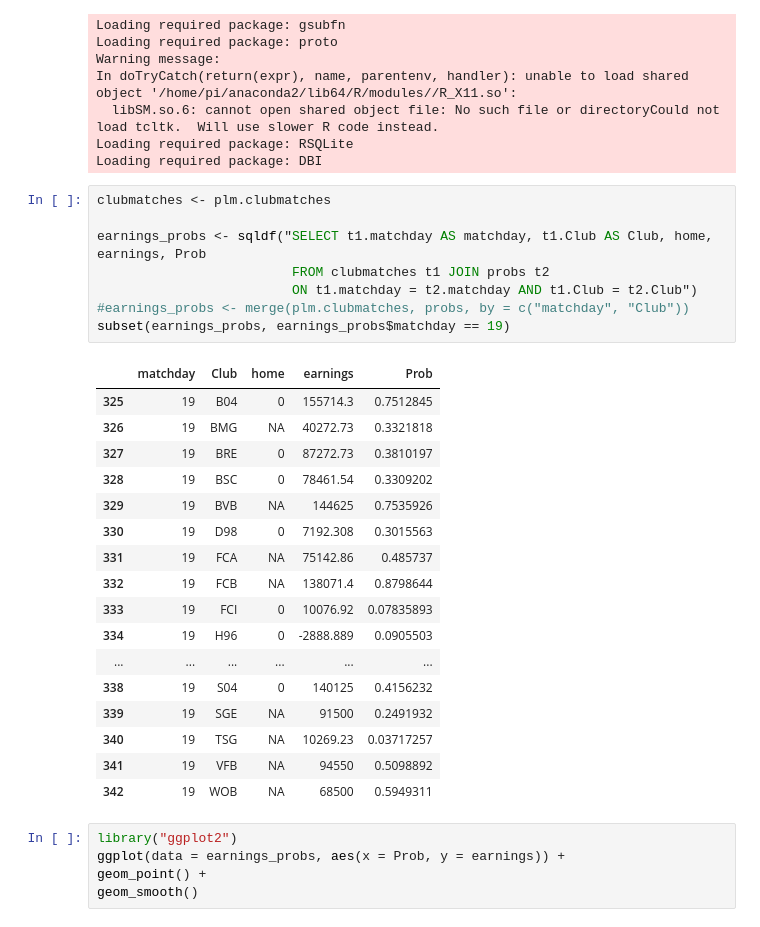
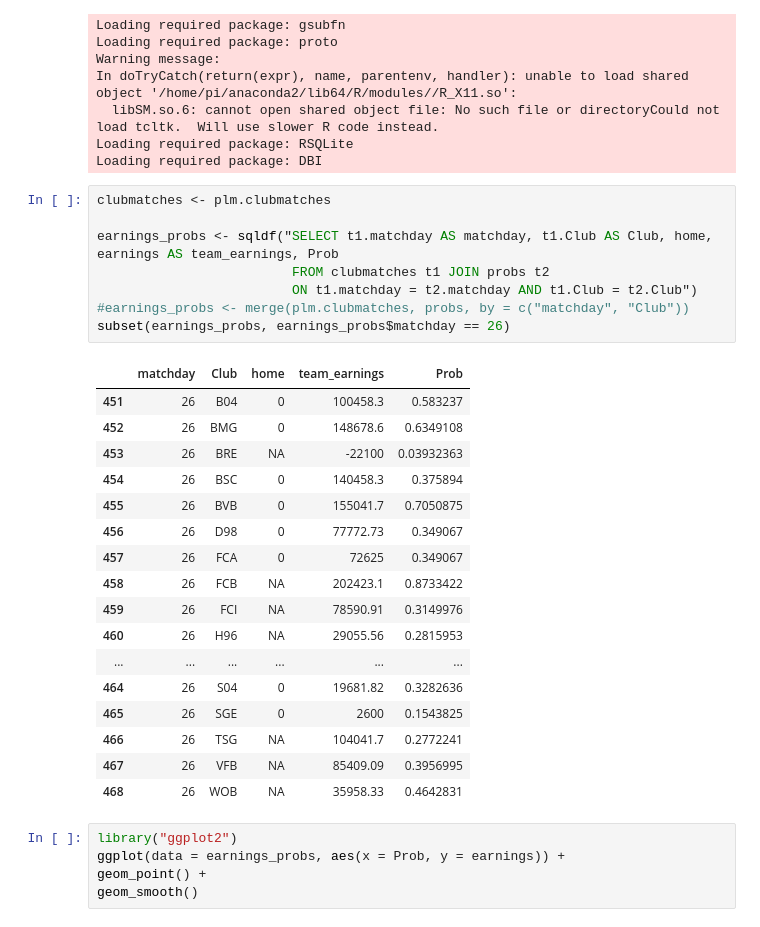
Before and after one commit to bethe/livemanagerstats, a Jupyter notebook: Odds.R.ipynb, the cells around one changed output. Saved outputs shown, nothing was run; the diff lists cells and outputs as text.

```diff
--- a/Odds.R.ipynb
+++ b/Odds.R.ipynb
@@ -180,29 +148,29 @@ Loading required package: DBI
 # %%
 clubmatches <- plm.clubmatches
 
-earnings_probs <- sqldf("SELECT t1.matchday AS matchday, t1.Club AS Club, home, earnings, Prob
+earnings_probs <- sqldf("SELECT t1.matchday AS matchday, t1.Club AS Club, home, earnings AS team_earnings, Prob
                          FROM clubmatches t1 JOIN probs t2
                          ON t1.matchday = t2.matchday AND t1.Club = t2.Club")
 #earnings_probs <- merge(plm.clubmatches, probs, by = c("matchday", "Club"))
-subset(earnings_probs, earnings_probs$matchday == 19)
+subset(earnings_probs, earnings_probs$matchday == 26)
 # %% [output]
-|  | matchday | Club | home | earnings | Prob |
-| 325 | 19 | B04 | 0 | 155714.3 | 0.7512845 |
-| 326 | 19 | BMG | NA | 40272.73 | 0.3321818 |
-| 327 | 19 | BRE | 0 | 87272.73 | 0.3810197 |
-| 328 | 19 | BSC | 0 | 78461.54 | 0.3309202 |
-| 329 | 19 | BVB | NA | 144625 | 0.7535926 |
-| 330 | 19 | D98 | 0 | 7192.308 | 0.3015563 |
-| 331 | 19 | FCA | NA | 75142.86 | 0.485737 |
-| 332 | 19 | FCB | NA | 138071.4 | 0.8798644 |
-| 333 | 19 | FCI | 0 | 10076.92 | 0.07835893 |
-| 334 | 19 | H96 | 0 | -2888.889 | 0.0905503 |
+|  | matchday | Club | home | team_earnings | Prob |
+| 451 | 26 | B04 | 0 | 100458.3 | 0.583237 |
+| 452 | 26 | BMG | 0 | 148678.6 | 0.6349108 |
+| 453 | 26 | BRE | NA | -22100 | 0.03932363 |
+| 454 | 26 | BSC | 0 | 140458.3 | 0.375894 |
+| 455 | 26 | BVB | 0 | 155041.7 | 0.7050875 |
+| 456 | 26 | D98 | 0 | 77772.73 | 0.349067 |
+| 457 | 26 | FCA | 0 | 72625 | 0.349067 |
+| 458 | 26 | FCB | NA | 202423.1 | 0.8733422 |
+| 459 | 26 | FCI | NA | 78590.91 | 0.3149976 |
+| 460 | 26 | H96 | NA | 29055.56 | 0.2815953 |
 | ... | ... | ... | ... | ... | ... |
-| 338 | 19 | S04 | 0 | 140125 | 0.4156232 |
-| 339 | 19 | SGE | NA | 91500 | 0.2491932 |
-| 340 | 19 | TSG | NA | 10269.23 | 0.03717257 |
-| 341 | 19 | VFB | NA | 94550 | 0.5098892 |
-| 342 | 19 | WOB | NA | 68500 | 0.5949311 |
+| 464 | 26 | S04 | 0 | 19681.82 | 0.3282636 |
+| 465 | 26 | SGE | 0 | 2600 | 0.1543825 |
+| 466 | 26 | TSG | NA | 104041.7 | 0.2772241 |
+| 467 | 26 | VFB | NA | 85409.09 | 0.3956995 |
+| 468 | 26 | WOB | NA | 35958.33 | 0.4642831 |
 # %%
 library("ggplot2")
 ggplot(data = earnings_probs, aes(x = Prob, y = earnings)) +
```
Also changed, not shown: parts of 7 cells of this notebook, 2 other files.
